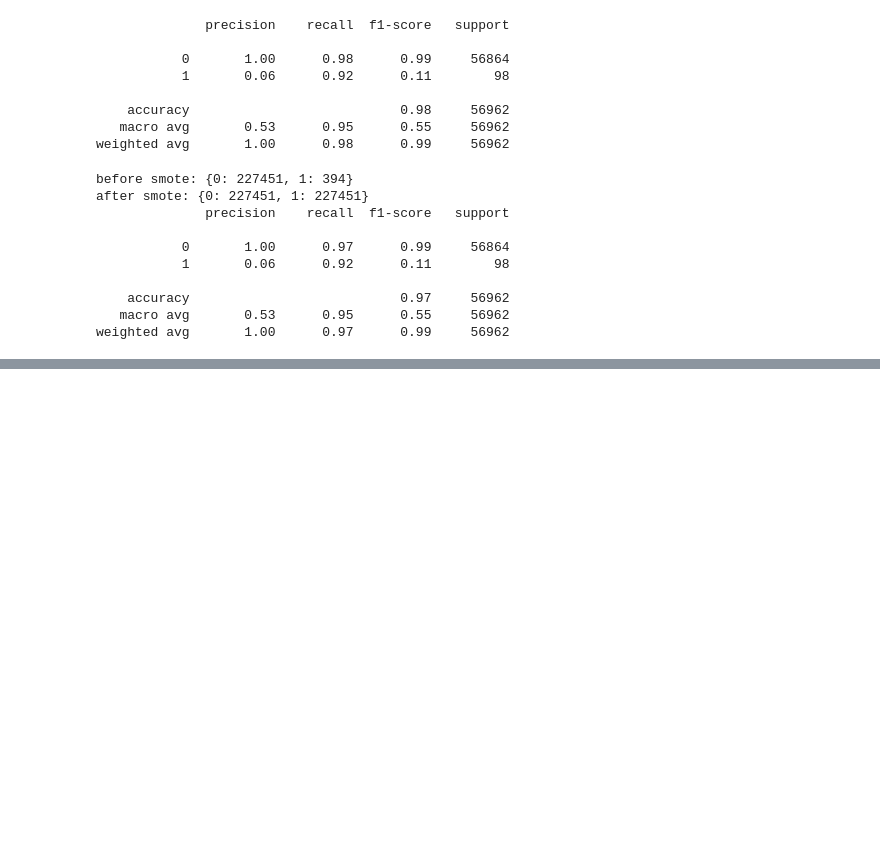
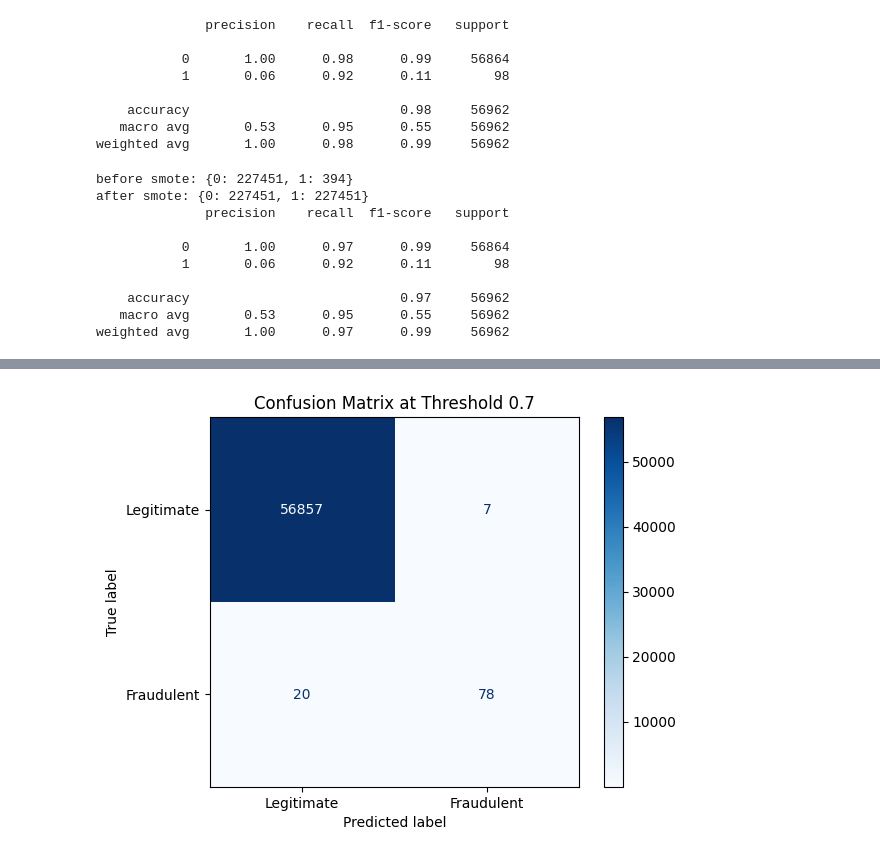
Before and after one commit to saidgurbanovvv/Fraud-Detection, a Jupyter notebook: fraud.ipynb, the cells around one changed output, grey strips where cells are left out. Cells and saved outputs as stored; diff of their text form; code cells hidden in the pictures; blank space fills up the shorter version.

```diff
--- a/fraud.ipynb
+++ b/fraud.ipynb
@@ -93,0 +151,5 @@ NameError: name 'x_train' is not defined
+# %%
+custom_threshold = 0.7
+y_pred_custom = (y_scores >= custom_threshold).astype(int)
+
+print(metrics.classification_report(y_test, y_pred_custom))
@@ -93,0 +165,9 @@ NameError: name 'x_train' is not defined
+# %%
+cm = metrics.confusion_matrix(y_test, y_pred_custom)
+disp = metrics.ConfusionMatrixDisplay(confusion_matrix=cm, display_labels=['Legitimate', 'Fraudulent'])
+disp.plot(cmap=plt.cm.Blues)
+disp.ax_.set_title(f'Confusion Matrix at Threshold {custom_threshold}')
+plt.title('Confusion Matrix at Threshold 0.7')
+plt.show()
+# %% [output]
+[figure, added]
```
Also changed, not shown: parts of 5 cells of this notebook.
